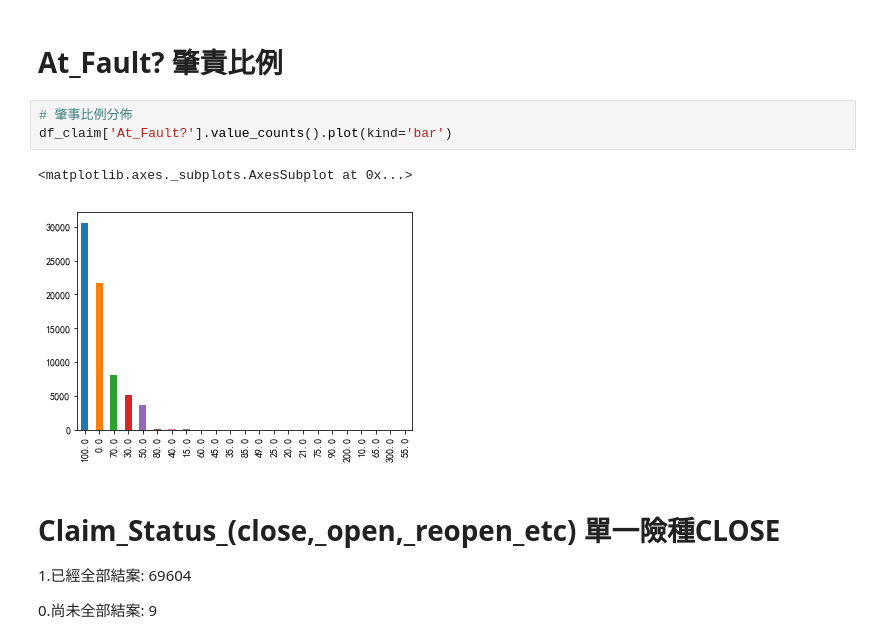
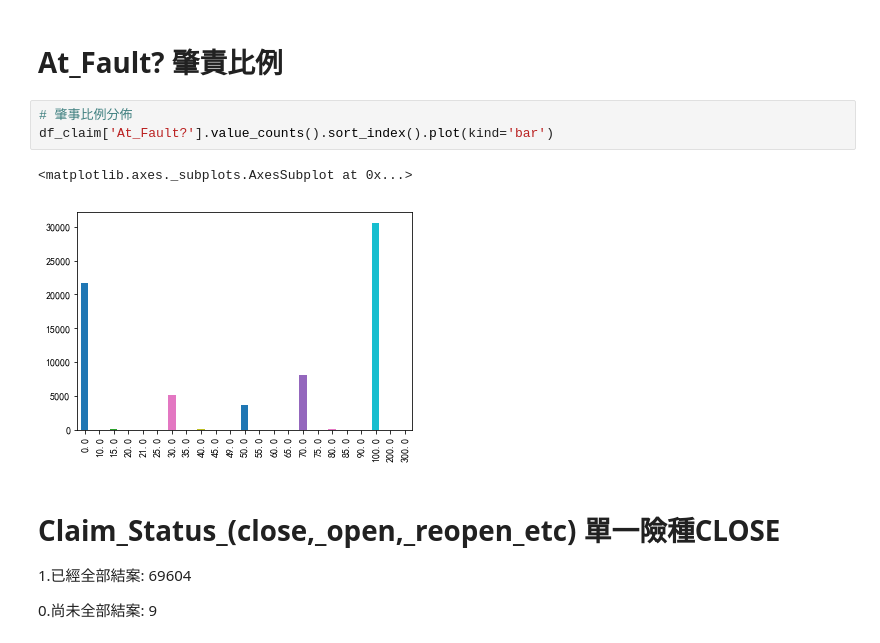
Before and after one commit to taipingeric/tbddd, a Jupyter notebook: EDA.ipynb, the cells around one changed output. Cells and saved outputs as stored; diff of their text form.

```diff
--- a/EDA.ipynb
+++ b/EDA.ipynb
@@ -1035,10 +1160,10 @@ df_claim['Vehicle_identifier'].value_counts().value_counts().plot(kind='bar')
 # At_Fault? 肇責比例
 # %%
 # 肇事比例分佈
-df_claim['At_Fault?'].value_counts().plot(kind='bar')
+df_claim['At_Fault?'].value_counts().sort_index().plot(kind='bar')
 # %% [output]
 <matplotlib.axes._subplots.AxesSubplot at 0x...>
-[figure, old version]
+[figure, new version]
 # %% [markdown]
 # Claim_Status_(close,_open,_reopen_etc) 單一險種CLOSE
 1.已經全部結案: 69604
```
Also changed, not shown: parts of 23 cells of this notebook.
